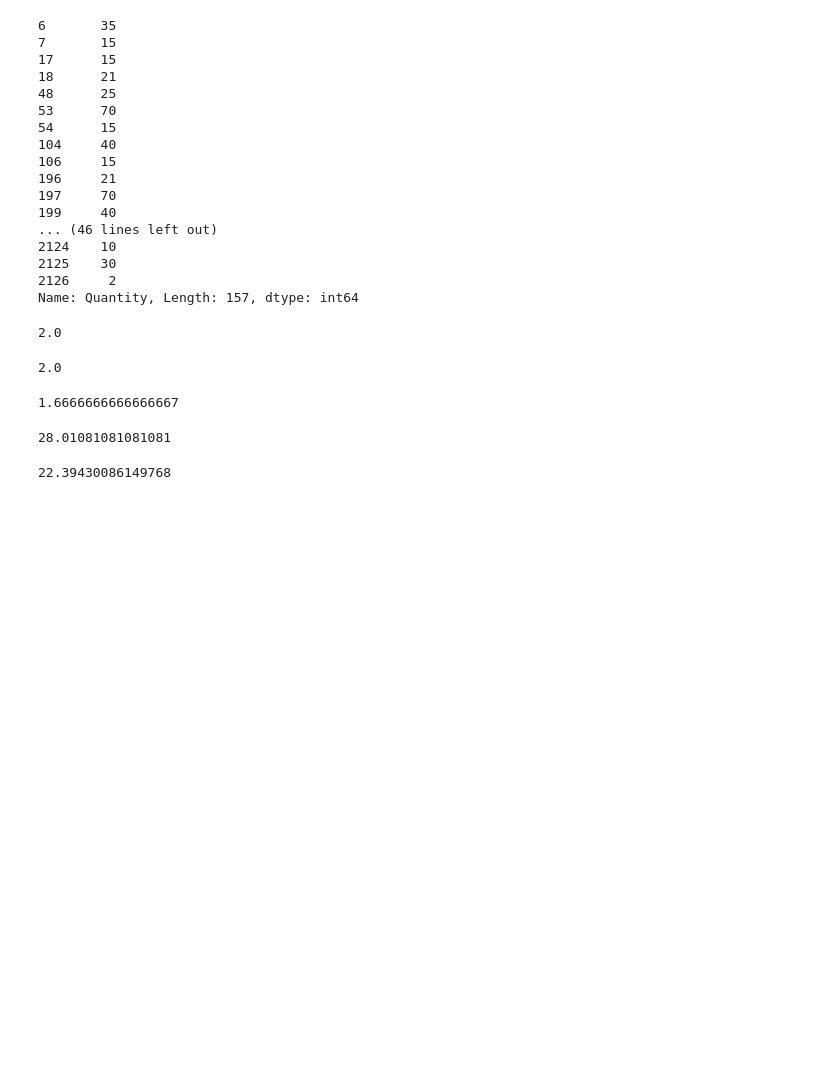
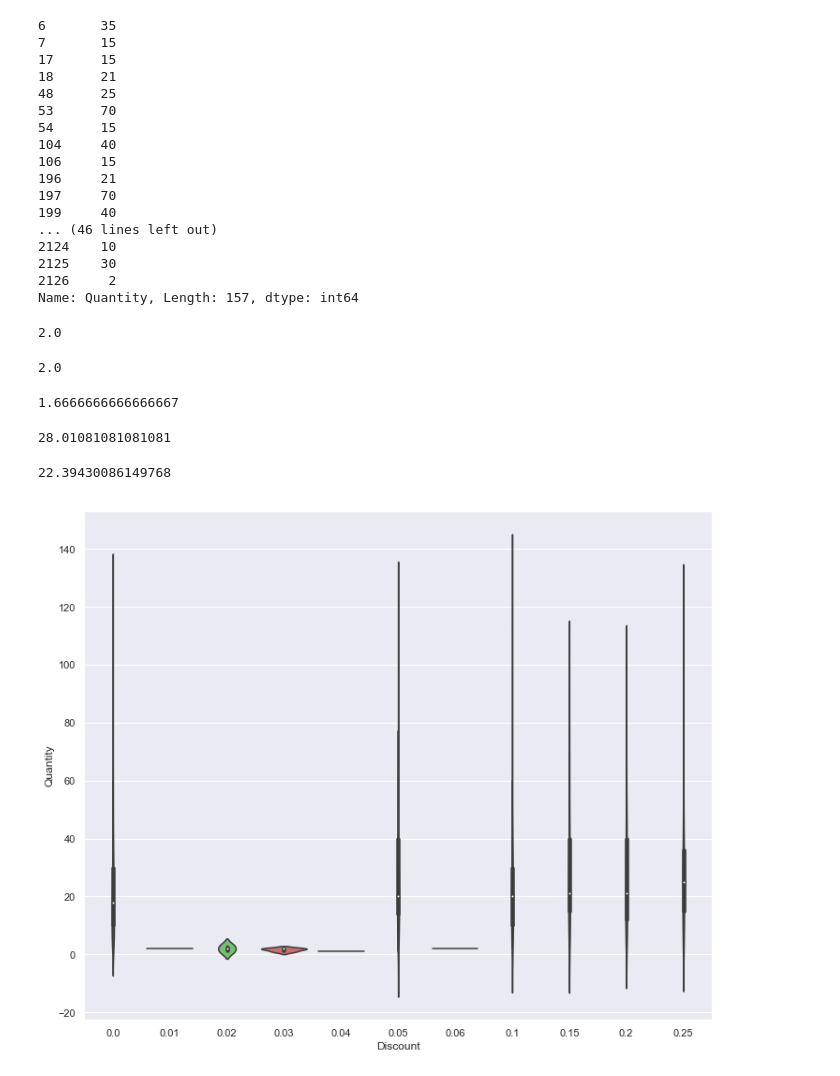
Before and after one commit to taramullin/Module3Project_HypothesisTesting, a Jupyter notebook: Module 3 Final Project - Northwind.ipynb, the cells around one changed output. Drawn from its saved outputs; the diff is of its cells as text; code cells hidden in the pictures; blank space fills up the shorter version.

```diff
--- a/Module 3 Final Project - Northwind.ipynb
+++ b/Module 3 Final Project - Northwind.ipynb
@@ -525,3 +529,8 @@ discount5.mean()
 discount_5orless.mean()
 # %% [output]
 22.39430086149768
+# %%
+ax = sns.violinplot(x="Discount", y="Quantity",
+                    data=Order, palette="muted", split=True)
+# %% [output]
+[figure, added]
```
Also changed, not shown: parts of 68 cells of this notebook.
